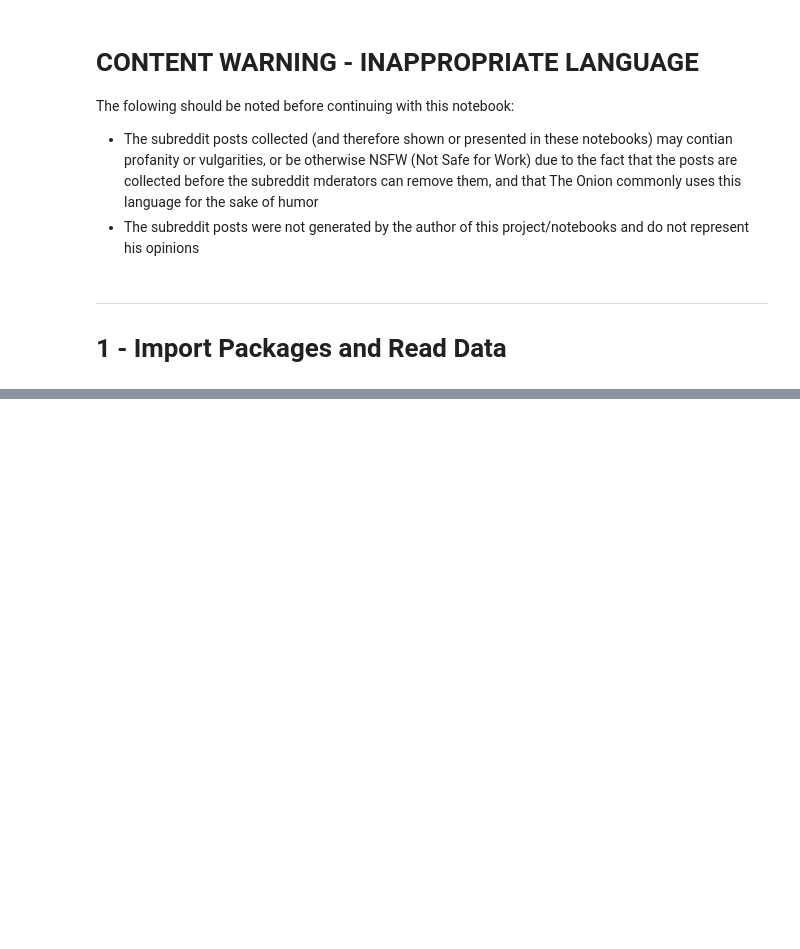
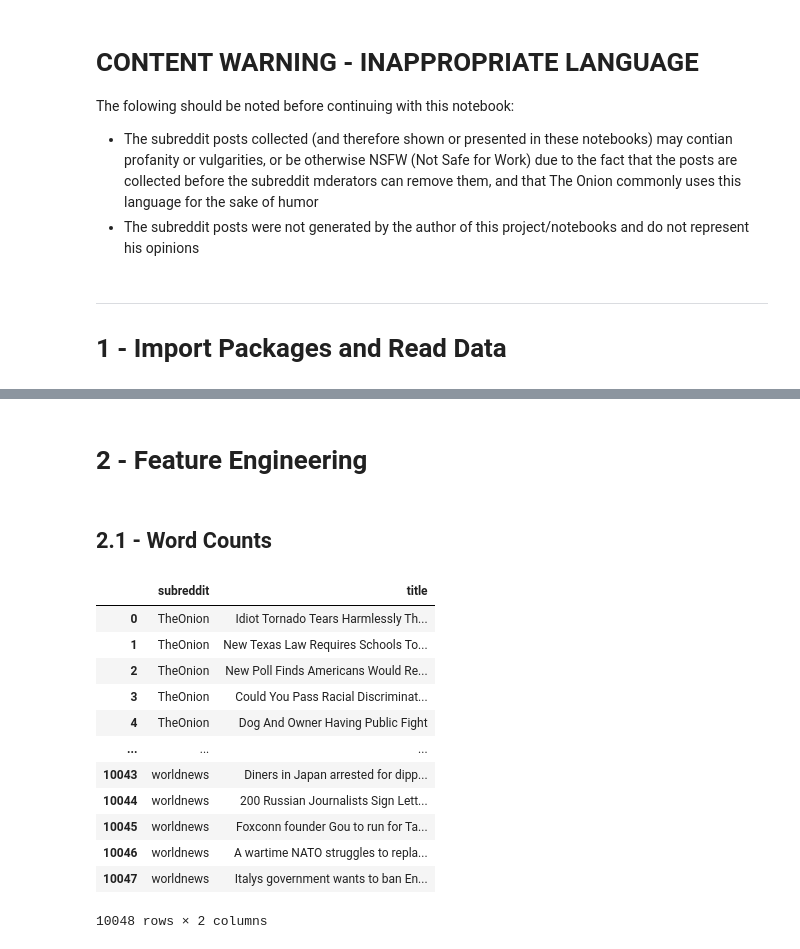
Before and after one commit to drossDS/Humor_Identification_with_NLP, a Jupyter notebook: code/4-Modeling-Round-2.ipynb, the cells around one changed output, grey strips where cells are left out. Drawn from its saved outputs; the diff is of its cells as text; code cells hidden in the pictures; blank space fills up the shorter version.

```diff
--- a/code/4-Modeling-Round-2.ipynb
+++ b/code/4-Modeling-Round-2.ipynb
@@ -42,0 +117,22 @@ The folowing should be noted before continuing with this notebook:
+# %% [markdown]
+# 2 - Feature Engineering
+# %% [markdown]
+## 2.1 - Word Counts
+# %%
+# Read in the Model Data
+reddit = pd.read_csv('../data/reddit_clean_2.csv')
+reddit
+# %% [output]
+|  | subreddit | title |
+| 0 | TheOnion | Idiot Tornado Tears Harmlessly Th... |
+| 1 | TheOnion | New Texas Law Requires Schools To... |
+| 2 | TheOnion | New Poll Finds Americans Would Re... |
+| 3 | TheOnion | Could You Pass Racial Discriminat... |
+| 4 | TheOnion | Dog And Owner Having Public Fight |
+| ... | ... | ... |
+| 10043 | worldnews | Diners in Japan arrested for dipp... |
+| 10044 | worldnews | 200 Russian Journalists Sign Lett... |
+| 10045 | worldnews | Foxconn founder Gou to run for Ta... |
+| 10046 | worldnews | A wartime NATO struggles to repla... |
+| 10047 | worldnews | Italys government wants to ban En... |
+10048 rows × 2 columns
```
Also changed, not shown: parts of 7 cells of this notebook, 2 other files.
